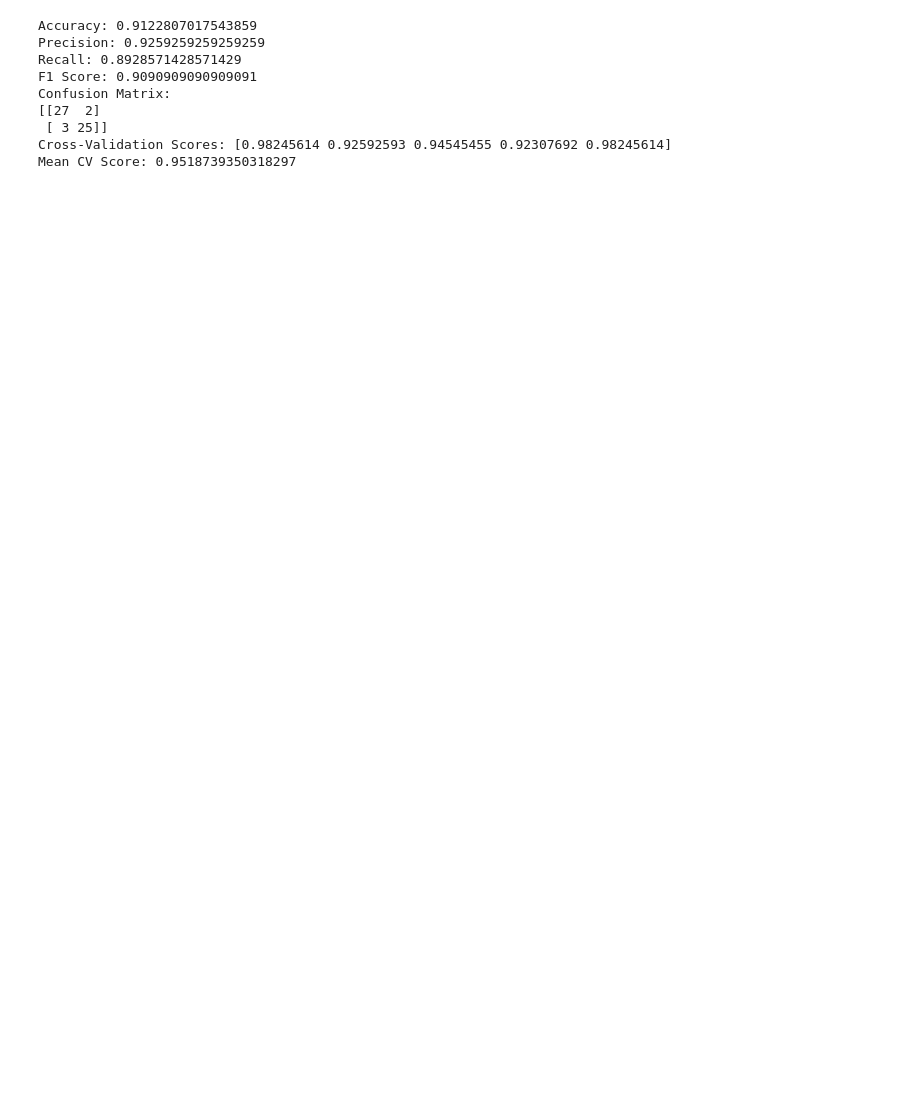
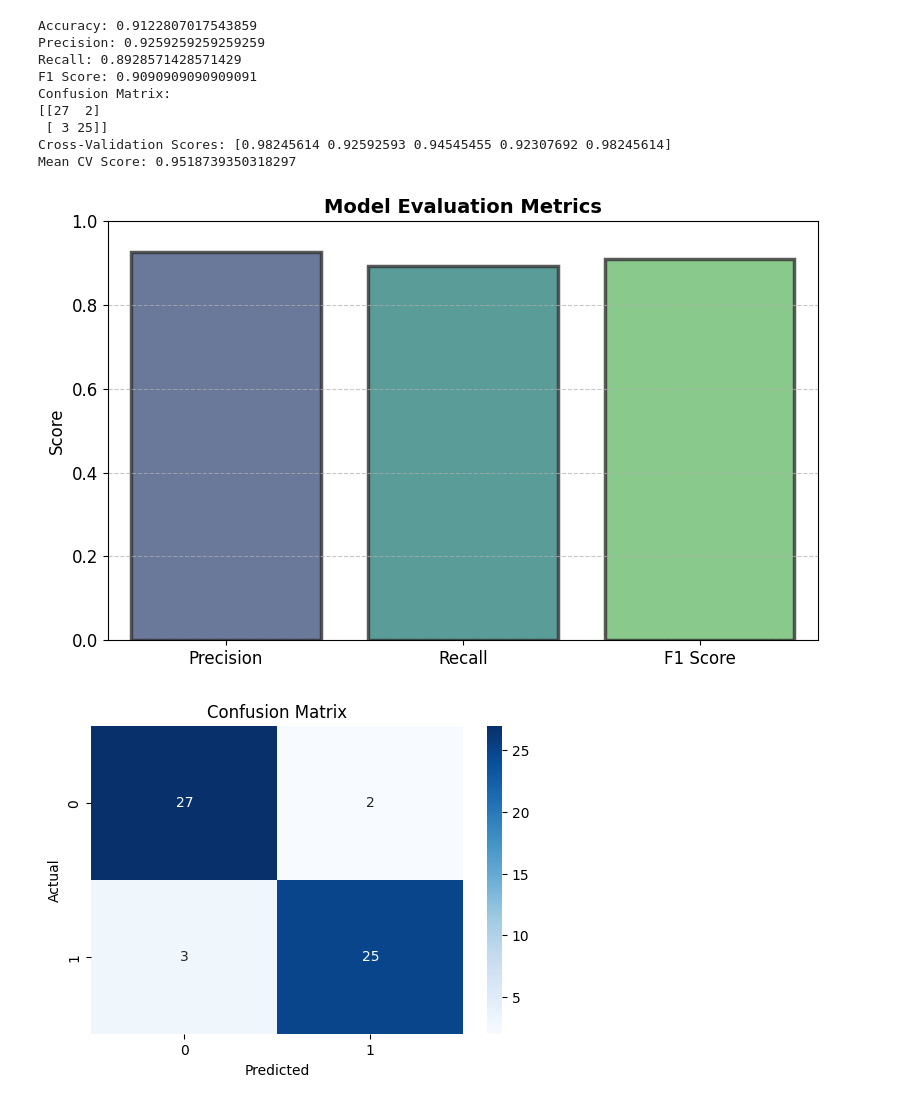
Before and after one commit to ParmeetChanne/credit-fraud-detection, a Jupyter notebook: New_Credit_Card_Fraud_Detection.ipynb, the cells around one changed output. Drawn from its saved outputs; the diff is of its cells as text; code cells hidden in the pictures; blank space fills up the shorter version.

```diff
--- a/New_Credit_Card_Fraud_Detection.ipynb
+++ b/New_Credit_Card_Fraud_Detection.ipynb
@@ -102,3 +102,34 @@ Confusion Matrix:
  [ 3 25]]
 Cross-Validation Scores: [0.98245614 0.92592593 0.94545455 0.92307692 0.98245614]
 Mean CV Score: 0.9518739350318297
+# %%
+import matplotlib.pyplot as plt
+import seaborn as sns
+
+# Data for Metrics and Scores
+metrics = ['Precision', 'Recall', 'F1 Score']
+scores = [precision, recall, f1]
+
+# Creating a Stylish Bar Plot
+plt.figure(figsize=(8, 5))
+sns.barplot(x=metrics, y=scores, palette='viridis', alpha=0.8, linewidth=2.5, edgecolor=".2")
+plt.title('Model Evaluation Metrics', fontsize=14, fontweight='bold')
+plt.ylabel('Score', fontsize=12)
+plt.ylim(0, 1)
+plt.xticks(fontsize=12)
+plt.yticks(fontsize=12)
+plt.grid(axis='y', linestyle='--', alpha=0.7)
+plt.tight_layout()
+plt.show()
+
+
+# Visualizing Confusion Matrix
+plt.figure(figsize=(6, 4))
+sns.heatmap(conf_matrix, annot=True, cmap='Blues', fmt='g')
+plt.xlabel('Predicted')
+plt.ylabel('Actual')
+plt.title('Confusion Matrix')
+plt.show()
+# %% [output]
+[figure, added]
+[figure, added]
```
